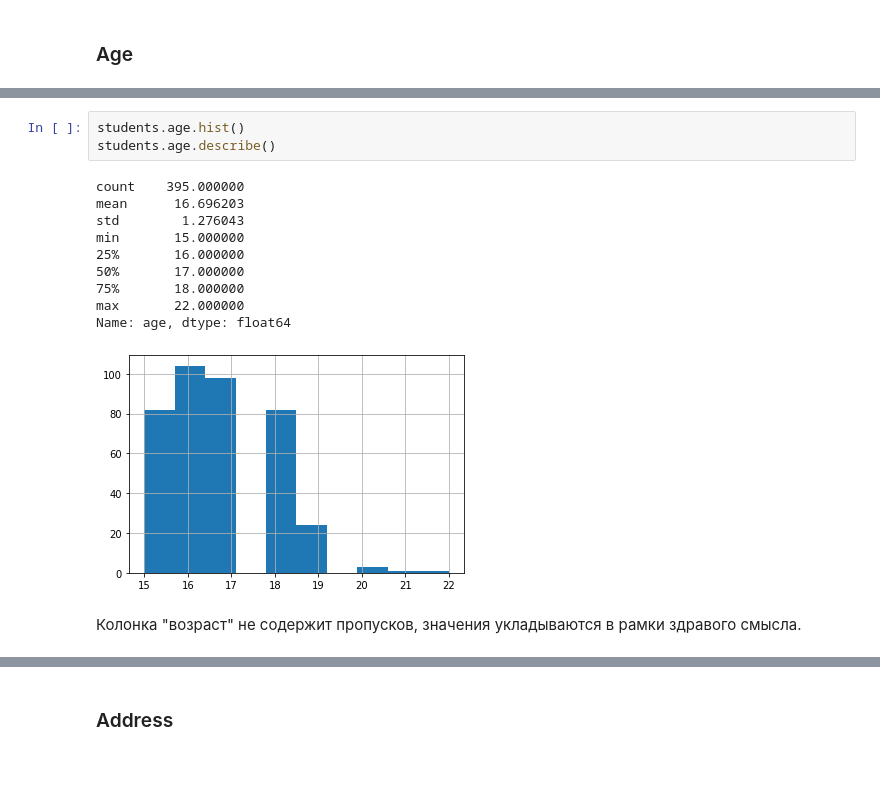
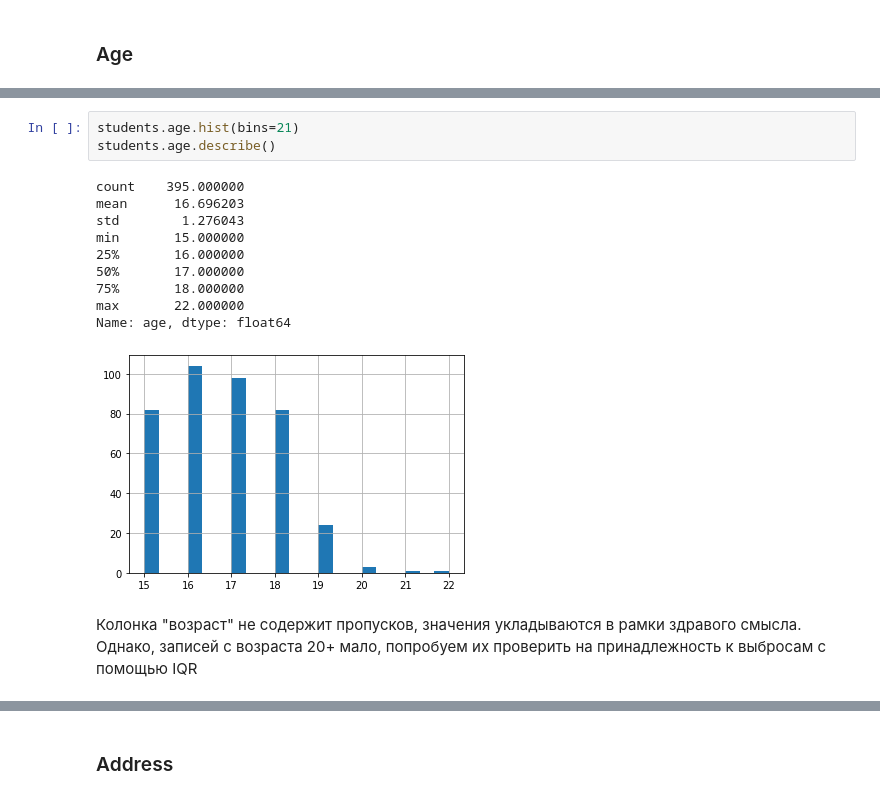
Before and after one commit to Ferattie/skillfactory-datascience, a Jupyter notebook: module_2/project_2.ipynb, the cells around one changed output, grey strips where cells are left out. Saved outputs shown, nothing was run; the diff lists cells and outputs as text; blank space fills up the shorter version.

```diff
--- a/module_2/project_2.ipynb
+++ b/module_2/project_2.ipynb
@@ -151,16 +162,16 @@ memory usage: 3.2 KB
 # %%
-students.age.hist()
+students.age.hist(bins=21)
 students.age.describe()
 # %% [output]
 count    395.000000
 mean      16.696203
 std        1.276043
 min       15.000000
 25%       16.000000
 50%       17.000000
 75%       18.000000
 max       22.000000
 Name: age, dtype: float64
-[figure, old version]
+[figure, new version]
 # %% [markdown]
-Колонка "возраст" не содержит пропусков, значения укладываются в рамки здравого смысла.
+Колонка "возраст" не содержит пропусков, значения укладываются в рамки здравого смысла. Однако, записей с возраста 20+ мало, попробуем их проверить на принадлежность к выбросам с помощью IQR
```
Also changed, not shown: parts of 75 cells of this notebook.
